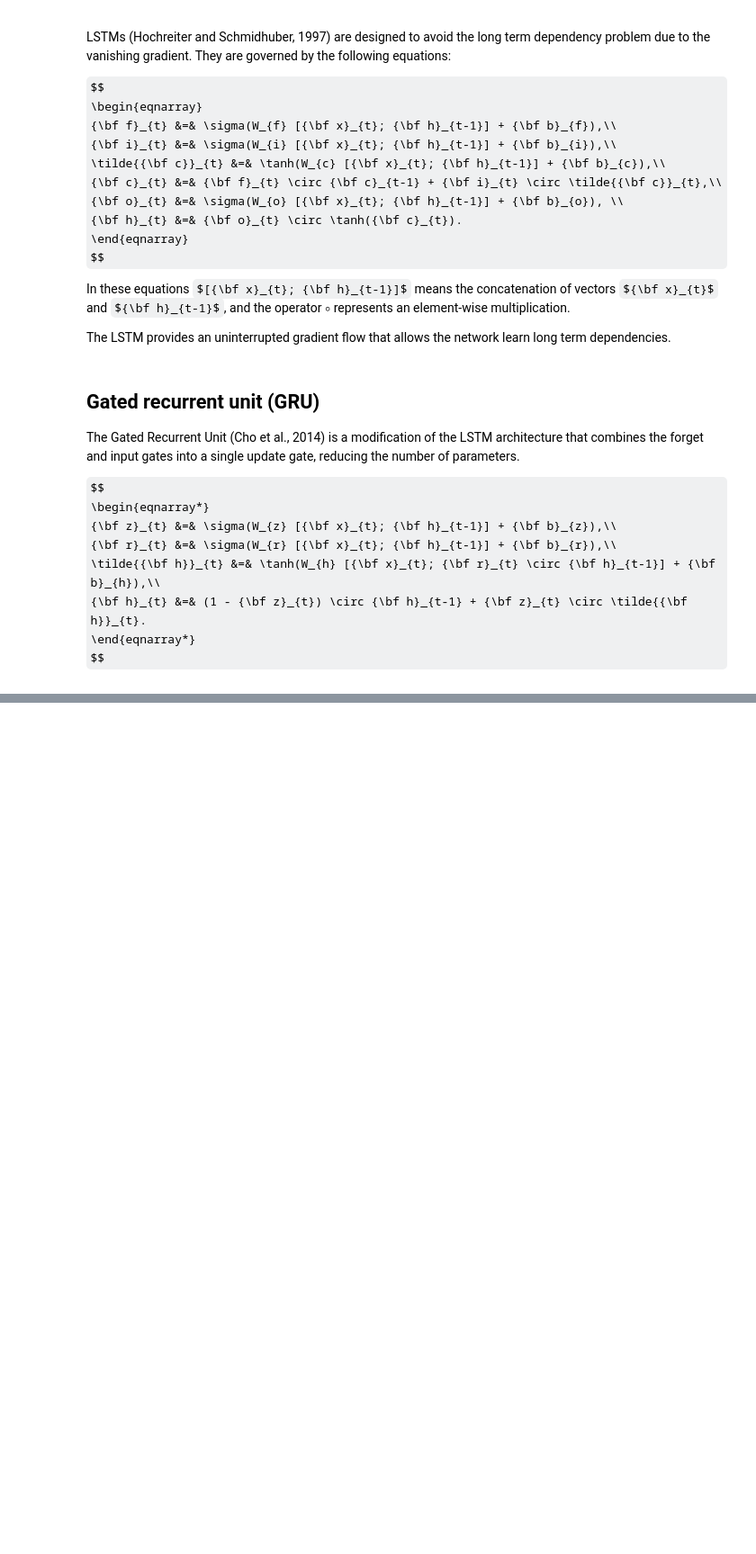
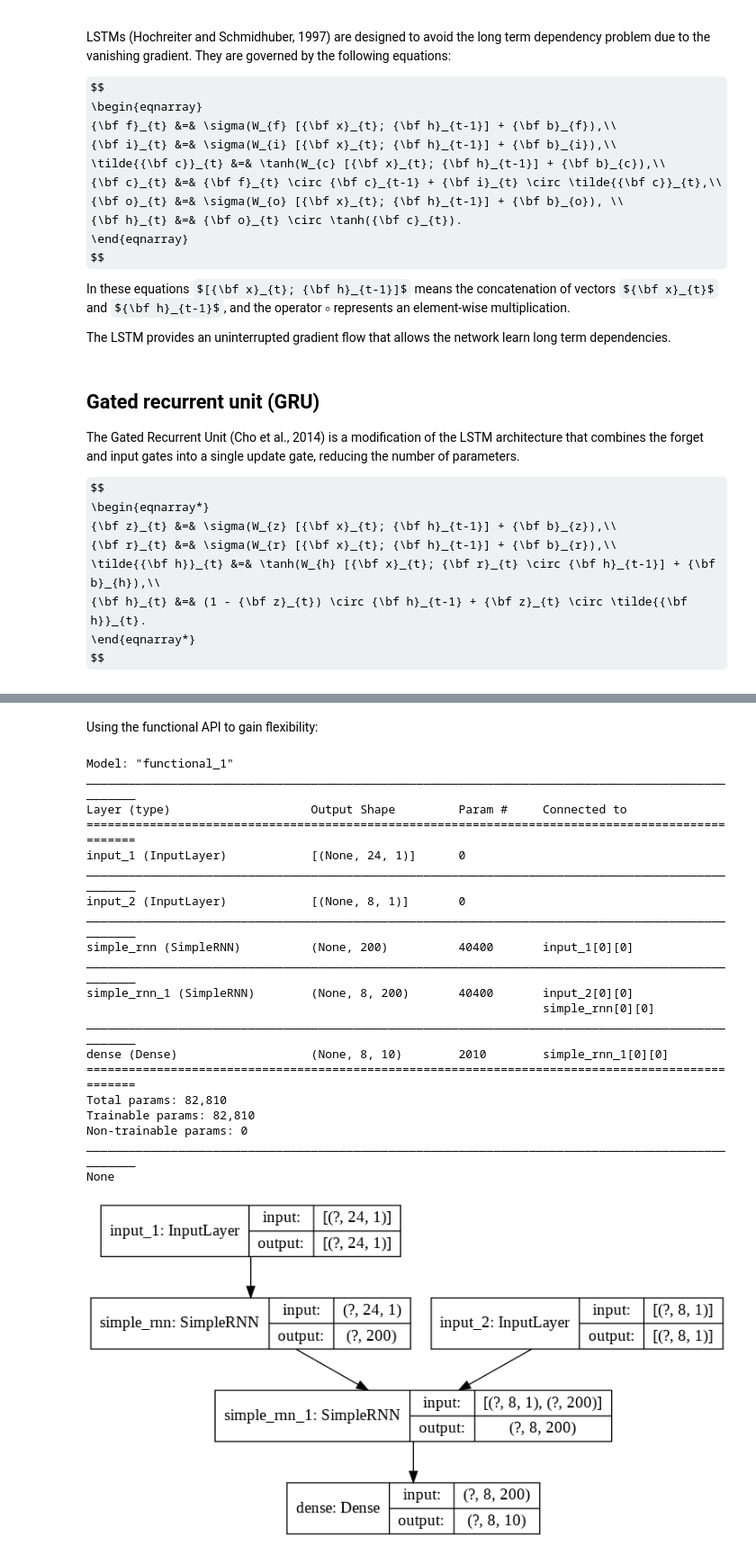
Before and after one commit to luisferuam/luisferuam.github.io, a Jupyter notebook: DLFBT/recurrent_neural_networks/recurrent_neural_networks.ipynb, the cells around one changed output, grey strips where cells are left out. Shown at 90% size. Drawn from its saved outputs; the diff is of its cells as text; code cells hidden in the pictures; some formulas as TeX source; blank space fills up the shorter version.

```diff
--- a/DLFBT/recurrent_neural_networks/recurrent_neural_networks.ipynb
+++ b/DLFBT/recurrent_neural_networks/recurrent_neural_networks.ipynb
@@ -512,0 +669,41 @@ $$
+# %% [markdown]
+Using the functional API to gain flexibility:
+# %%
+K.clear_session()
+
+encoder_input = Input(shape=(seq_len_bin, 1))
+encoder = SimpleRNN(200, activation='tanh', return_sequences=False, stateful=False, unroll=True)
+state = encoder(encoder_input)
+
+decoder_input = Input(shape=(seq_len_dec, 1))
+decoder = SimpleRNN(200, activation='tanh', return_sequences=True, stateful=False, unroll=True)
+decoder_output = decoder(decoder_input, initial_state=state)
+output_layer = Dense(10, activation='softmax')
+output = output_layer(decoder_output)
+
+model = Model([encoder_input, decoder_input], output)
+
+print(model.summary())
+plot_model(model, show_shapes=True, show_layer_names=True)
+# %% [output]
+Model: "functional_1"
+__________________________________________________________________________________________________
+Layer (type)                    Output Shape         Param #     Connected to
+==================================================================================================
+input_1 (InputLayer)            [(None, 24, 1)]      0
+__________________________________________________________________________________________________
+input_2 (InputLayer)            [(None, 8, 1)]       0
+__________________________________________________________________________________________________
+simple_rnn (SimpleRNN)          (None, 200)          40400       input_1[0][0]
+__________________________________________________________________________________________________
+simple_rnn_1 (SimpleRNN)        (None, 8, 200)       40400       input_2[0][0]
+                                                                 simple_rnn[0][0]
+__________________________________________________________________________________________________
+dense (Dense)                   (None, 8, 10)        2010        simple_rnn_1[0][0]
+==================================================================================================
+Total params: 82,810
+Trainable params: 82,810
+Non-trainable params: 0
+__________________________________________________________________________________________________
+None
+[figure, added]
```
Also changed, not shown: parts of 25 cells of this notebook, 7 other files.
